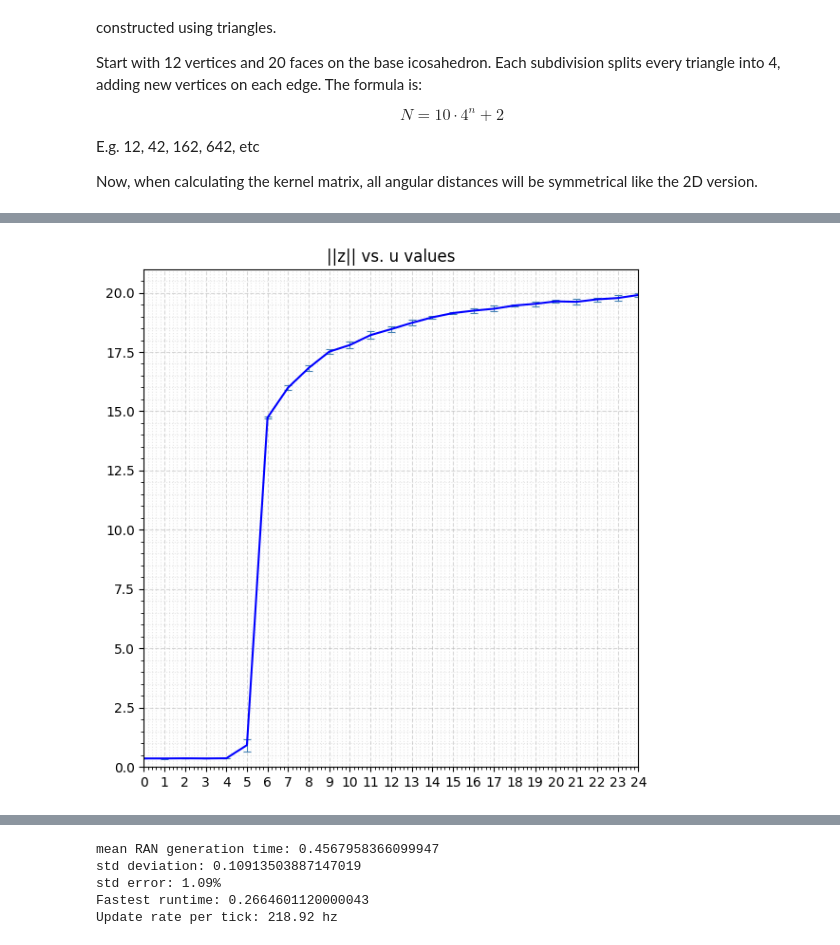
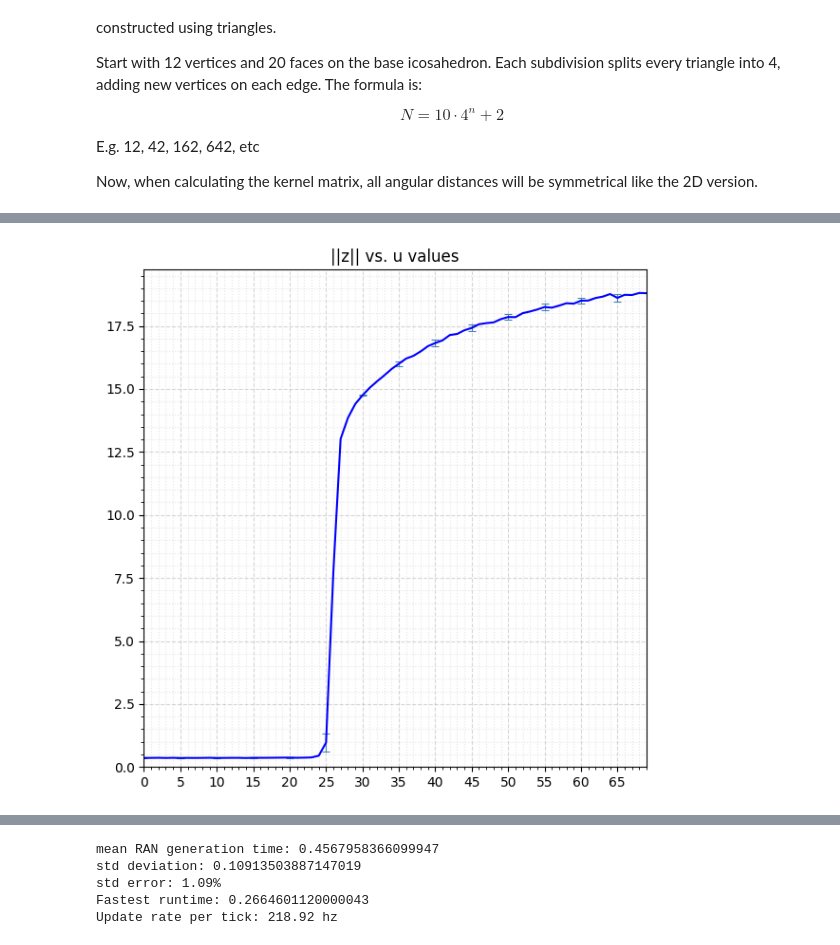
Before and after one commit to noah-ginzburg/RANController, a Jupyter notebook: RAN/mean_field_model_3d.ipynb, the cells around one changed output, grey strips where cells are left out. Cells and saved outputs as stored; diff of their text form; code cells hidden in the pictures.

```diff
--- a/RAN/mean_field_model_3d.ipynb
+++ b/RAN/mean_field_model_3d.ipynb
@@ -224,7 +224,7 @@ def plot_kernel_one_node(ref_phi, ref_theta, sphere_nodes, M):
 # %%
 #RAN Functions, all assume polar coordinates
 
-def genetate_connection_matrix(sphere_points, J0, J, v_val):
+def genetate_connection_matrix(sphere_points, v_val):
     num_nodes = len(sphere_points)
     M = np.zeros((num_nodes, num_nodes))
     alphas = np.zeros((num_nodes, num_nodes))
@@ -232,12 +232,11 @@ def genetate_connection_matrix(sphere_points, J0, J, v_val):
     for i in range(num_nodes):
         for j in range(num_nodes):
             alphas[i, j] = geodesic_distance(sphere_points[i], sphere_points[j])
-            #M[i, j] = J0 + J*np.cos(alphas[i,j])
-            M[i, j] = J0 + J * np.cos(np.pi * np.power((alphas[i,j]/np.pi), v_val)) * (1/num_nodes)
+            M[i, j] = np.cos(np.pi * np.power((alphas[i,j]/np.pi), v_val)) * (1/num_nodes)
 
 
     return alphas, M
-_
+
 def generate_sensory_input(sphere_points, targets, kappa):
     num_nodes = len(sphere_points)
     b = np.zeros(num_nodes)
@@ -357,7 +355,7 @@ target2 = [2.0, (-np.pi), np.pi/2, 20.0]   #distance, phi, theta, quality
 targets = [target1, target2]
 # %%
 # Node positions and connectivity
-alphas, M = genetate_connection_matrix(nodes, 0, J, v)
+alphas, M = genetate_connection_matrix(nodes, v)
 
 fig, ax = plt.subplots(figsize=(5, 5))
 ax.scatter(alphas, M, color='blue')
@@ -390,7 +388,7 @@ target2 = [2.0, (np.pi), np.pi/2, 20.0]
 targets = [target1, target2]
 
 T = 400
-u=6.0
+u=30.0
 sigma=1.5
 b = generate_sensory_input(nodes, targets, kappa)
 # b = generate_equal_sensory_input(nodes, targets, kappa)
@@ -468,29 +466,29 @@ b_closest=0.7893370379638585
 # %%
 # Static RAN run, with multiple u's
 
 #u_vals = [u_crit, 1.0, 3.0, 5.0, 5.85, 7.0, 10.0, 15.0, 25.0]
 u_vals = []
-for i in range(0,25):
+for i in range(0,70):
     u_vals.append(float(i))
 
 n_trials = 10
 targets = []
 z_vals_mean = []
 z_vals_std = []
 
 for num in range(len(u_vals)):
-    T = 400
+    T = 300
     trial_norms = []
     for trial in range(n_trials):
         b = generate_sensory_input(nodes, targets, kappa)
         y = generate_RAN_with_history(u_vals[num], N_s, M, T, dt, 0.5, beta, b)
         trial_norms.append(np.linalg.norm(y[-1]))
     z_vals_mean.append(float(np.mean(trial_norms)))
     z_vals_std.append(float(np.std(trial_norms)))
 
-plot_scatter_regular(u_vals, z_vals_mean, 1, "||z|| vs. u values", yerr=z_vals_std, errbar_step=1)
+plot_scatter_regular(u_vals, z_vals_mean, 5, "||z|| vs. u values", yerr=z_vals_std, errbar_step=5)
 # %% [output]
-[figure, old version]
+[figure, new version]
 # %%
 # Static RAN run, sweep gamma (quality) of two targets, averaged over trials
 
```
Also changed, not shown: parts of 7 cells of this notebook, 4 other files.
